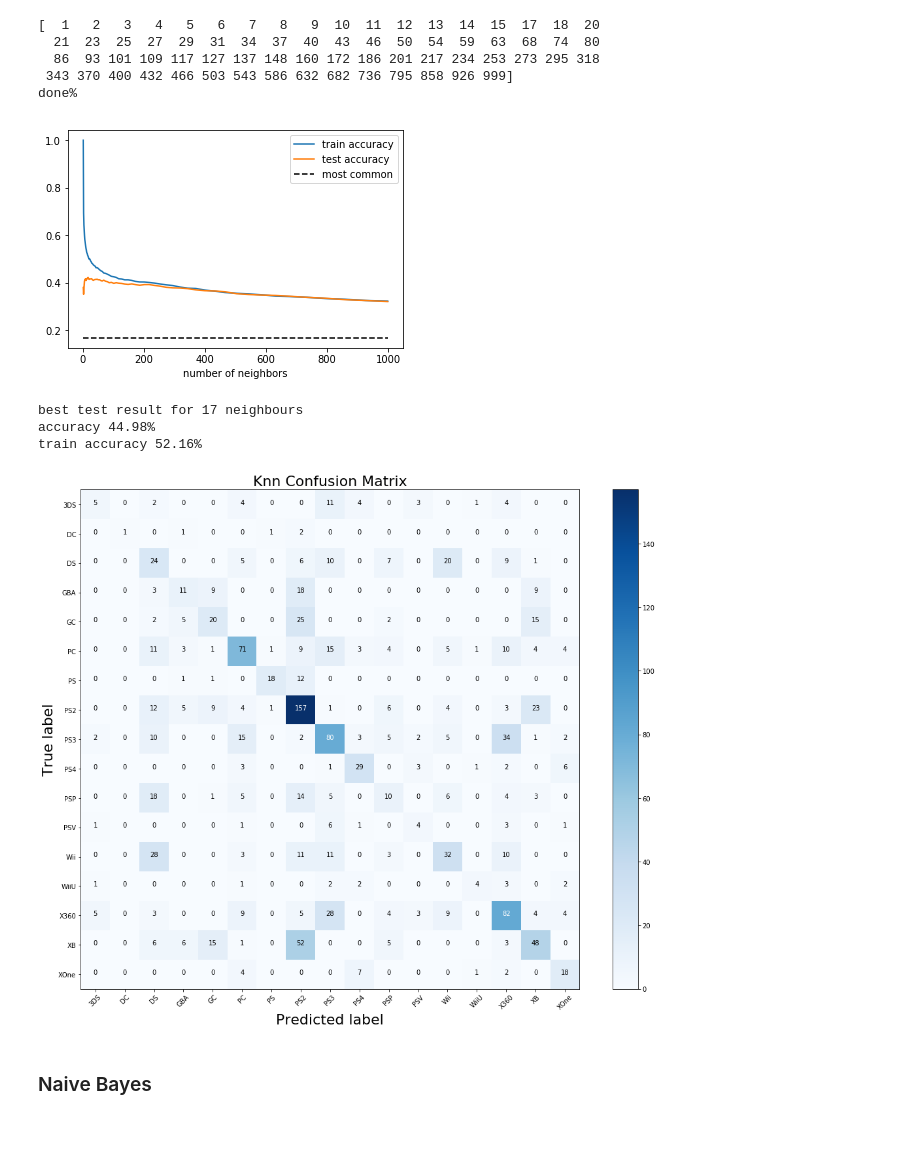
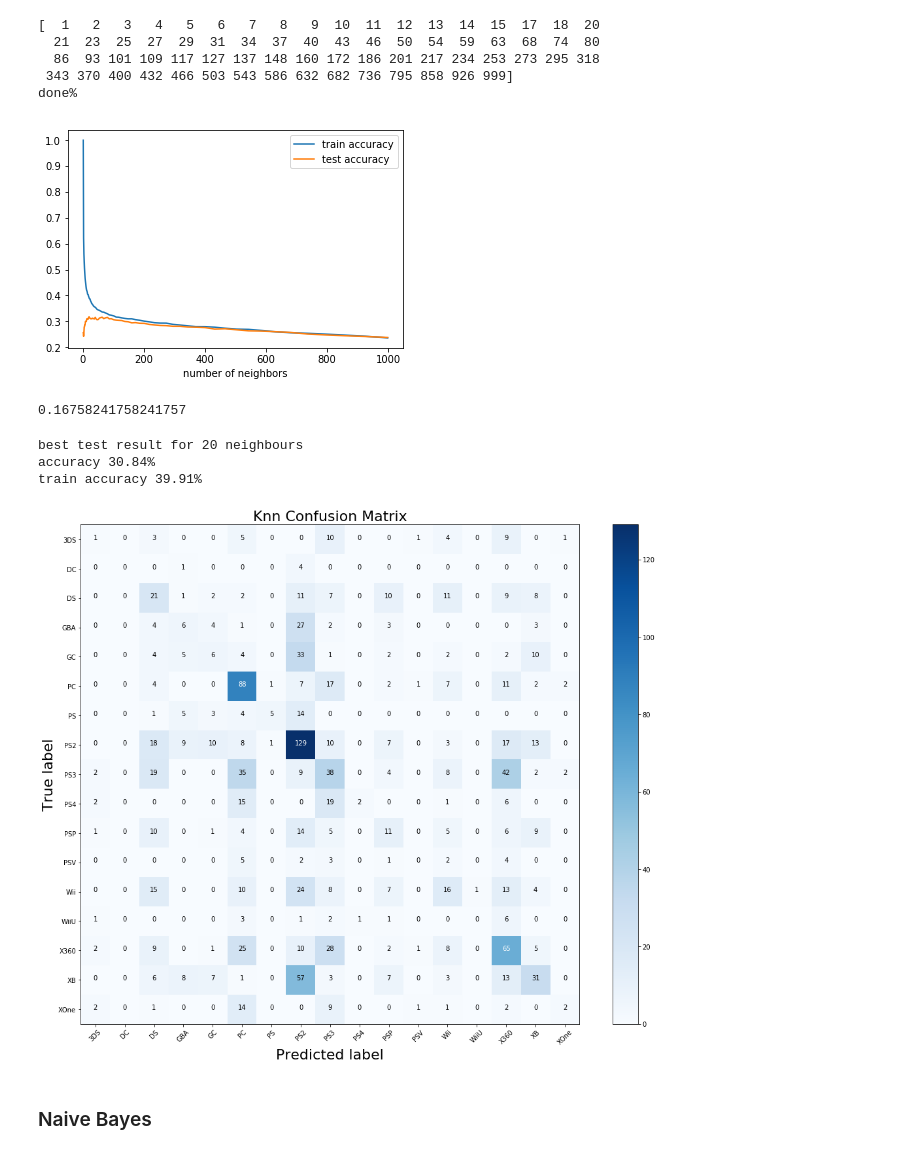
Before and after one commit to PedroLFerreira/Videogame-Data-Mining, a Jupyter notebook: videogames.ipynb, the cells around one changed output. Cells and saved outputs as stored; diff of their text form; code cells hidden in the pictures.

```diff
--- a/videogames.ipynb
+++ b/videogames.ipynb
@@ -403,6 +382,8 @@ train/test split
 from sklearn.model_selection import train_test_split
 from sklearn.discriminant_analysis import LinearDiscriminantAnalysis
 from sklearn.decomposition import PCA
+from tools import plot_confusion_matrix, gen_log_space, cross_validate_model
+from sklearn.metrics import confusion_matrix, accuracy_score
 
 features = ['Year_of_Release', 'NA_Sales',
        'EU_Sales', 'JP_Sales', 'Other_Sales', 'Global_Sales', 'Critic_Score',
@@ -415,8 +396,6 @@ dropped = df[['Year_of_Release', 'NA_Sales',
 
 x_train, x_test, y_train, y_test = train_test_split(dropped, classes, test_size=0.2, random_state=69)
 
-DimensionalityReduction = LinearDiscriminantAnalysis()
-#DimensionalityReduction = PCA()
+#DimensionalityReduction = LinearDiscriminantAnalysis()
+DimensionalityReduction = PCA()
 DimensionalityReduction.fit(x_train,y_train)
-x_train = DimensionalityReduction.transform(x_train)
-x_test = DimensionalityReduction.transform(x_test)
@@ -469,17 +451,21 @@ done%
 # %%
 plt.plot(neighbors, train_results, label='train accuracy')
 plt.plot(neighbors, test_results, label='test accuracy')
-plt.plot(neighbors, [np.sum(y_train == 'PS2') / len(y_train)] * len(neighbors), 'k--', label='most common')
+#plt.plot(neighbors, [np.sum(y_train == 'PS2') / len(y_train)] * len(neighbors), 'k--', label='most common')
 #plt.xscale('log')
 plt.xlabel('number of neighbors')
 plt.legend()
 #plt.ylim(-0.1,1.1)
 #plt.yscale('log')
 
-plt.savefig('knn_neighborsLDA.pdf')
+#plt.savefig('knn_neighbors.pdf')
 plt.show()
 # %% [output]
-[figure, old version]
+[figure, new version]
+# %%
+np.sum(y_train == 'PS2')/ len(y_train)
+# %% [output]
+0.16758241758241757
 # %%
 print('best test result for {} neighbours'.format(neighbors[np.argmax(test_results)]))
 
@@ -491,12 +477,12 @@ print('accuracy {:.2f}%'.format(accuracy_score(y_test, model.predict(x_test))*10
 print('train accuracy {:.2f}%'.format(accuracy_score(y_train, model.predict(x_train))*100))
 #print(cm)
 plot_confusion_matrix(cm, classes=model.classes_, title='Knn Confusion Matrix')
-plt.savefig('KnnConfusionMatrixLDA.pdf')
+#plt.savefig('KnnConfusionMatrixLDA.pdf')
 # %% [output]
-best test result for 17 neighbours
-accuracy 44.98%
-train accuracy 52.16%
+best test result for 20 neighbours
+accuracy 30.84%
+train accuracy 39.91%
-[figure, old version]
+[figure, new version]
 # %% [markdown]
 ### Naive Bayes
 # %%
```
Also changed, not shown: parts of 22 cells of this notebook.
